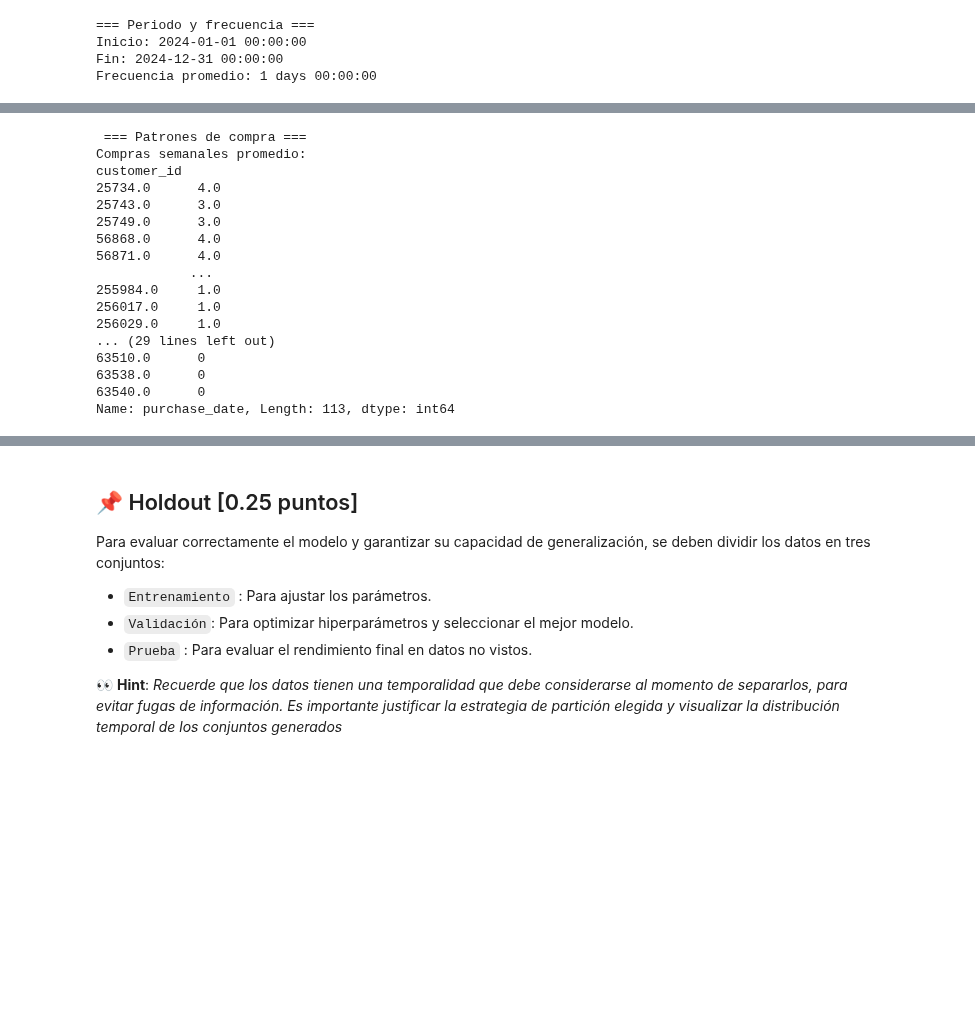
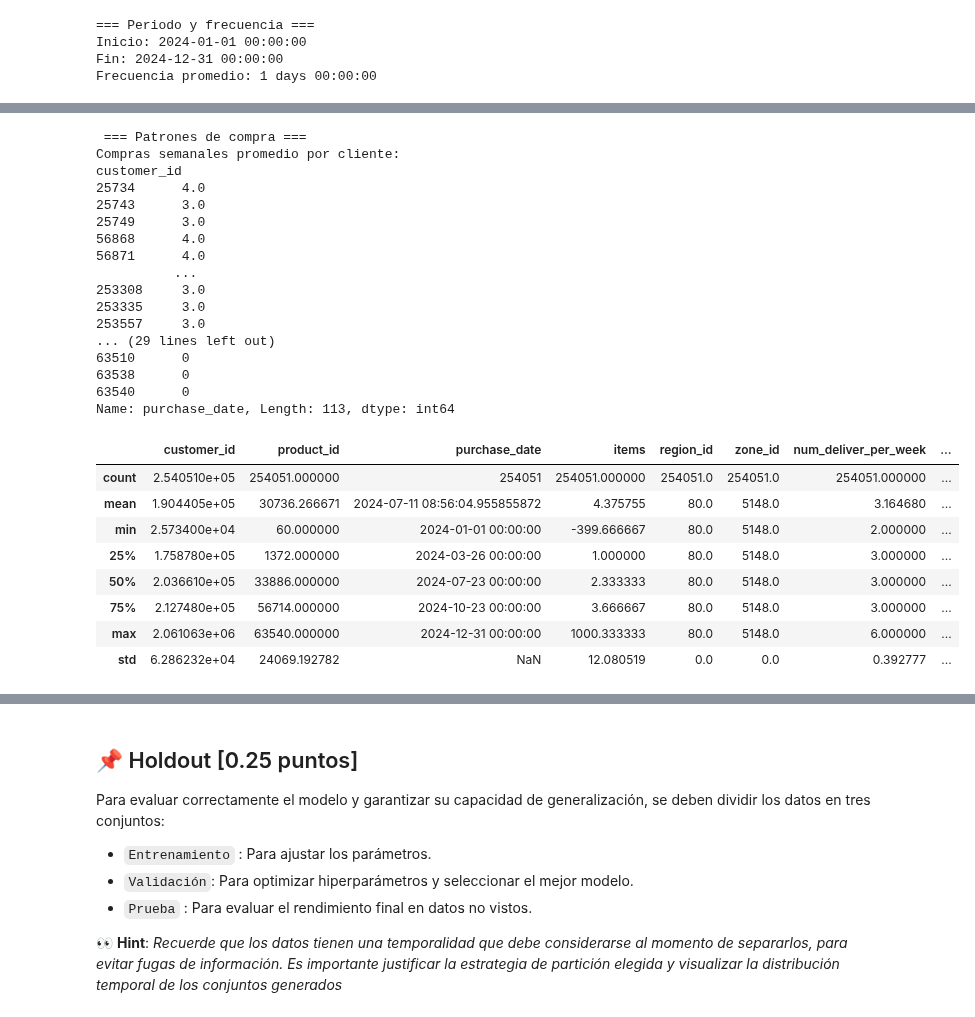
Before and after one commit to jesuvalenzuela/NanSquad, a Jupyter notebook: Proyecto/entrega1/enunciado_entrega1.ipynb, the cells around one changed output, grey strips where cells are left out. Cells and saved outputs as stored; diff of their text form; code cells hidden in the pictures; blank space fills up the shorter version.

```diff
--- a/Proyecto/entrega1/enunciado_entrega1.ipynb
+++ b/Proyecto/entrega1/enunciado_entrega1.ipynb
@@ -406,8 +423,8 @@ Productos con tamaño sospechoso (>5 litros): 41
 print('\n', '=== Patrones de compra ===')
 
 # ¿Cuántos productos compra en promedio cada cliente semana a semana?
-print('Compras semanales promedio:'),
-print(df.groupby('customer_id')['num_deliver_per_week'].mean(),
+print('Compras semanales promedio por cliente:'),
+print(df.groupby(['customer_id'])['num_deliver_per_week'].mean(),
       '\n')
 
 # ¿Cuántas transacciones ha realizado cada cliente?
@@ -416,23 +433,36 @@ print(df.groupby('customer_id').size(),
       '\n')
 
 # ¿Cuál es el periodo de recompra promedio de cada SKU?
-print('Tiempo de recompra de cada producto:')
+print('Tiempo de recompra promedio de cada producto:')
 print(df.groupby('product_id')['purchase_date'].apply(lambda x: x.sort_values().diff().mean()).dropna().dt.days)
 # %% [output]
  === Patrones de compra ===
-Compras semanales promedio:
+Compras semanales promedio por cliente:
 customer_id
-25734.0      4.0
-25743.0      3.0
-25749.0      3.0
-56868.0      4.0
-56871.0      4.0
-            ...
-255984.0     1.0
-256017.0     1.0
-256029.0     1.0
+25734      4.0
+25743      3.0
+25749      3.0
+56868      4.0
+56871      4.0
+          ...
+253308     3.0
+253335     3.0
+253557     3.0
 ... (29 lines left out)
-63510.0      0
-63538.0      0
-63540.0      0
+63510      0
+63538      0
+63540      0
 Name: purchase_date, Length: 113, dtype: int64
+# %%
+# Estadísticas descriptivas básicas
+df.describe()
+# %% [output]
+|  | customer_id | product_id | purchase_date | items | region_id | zone_id | num_deliver_per_week | ... |
+| count | 2.540510e+05 | 254051.000000 | 254051 | 254051.000000 | 254051.0 | 254051.0 | 254051.000000 | ... |
+| mean | 1.904405e+05 | 30736.266671 | 2024-07-11 08:56:04.955855872 | 4.375755 | 80.0 | 5148.0 | 3.164680 | ... |
+| min | 2.573400e+04 | 60.000000 | 2024-01-01 00:00:00 | -399.666667 | 80.0 | 5148.0 | 2.000000 | ... |
+| 25% | 1.758780e+05 | 1372.000000 | 2024-03-26 00:00:00 | 1.000000 | 80.0 | 5148.0 | 3.000000 | ... |
+| 50% | 2.036610e+05 | 33886.000000 | 2024-07-23 00:00:00 | 2.333333 | 80.0 | 5148.0 | 3.000000 | ... |
+| 75% | 2.127480e+05 | 56714.000000 | 2024-10-23 00:00:00 | 3.666667 | 80.0 | 5148.0 | 3.000000 | ... |
+| max | 2.061063e+06 | 63540.000000 | 2024-12-31 00:00:00 | 1000.333333 | 80.0 | 5148.0 | 6.000000 | ... |
+| std | 6.286232e+04 | 24069.192782 | NaN | 12.080519 | 0.0 | 0.0 | 0.392777 | ... |
```
Also changed, not shown: parts of 18 cells of this notebook.
